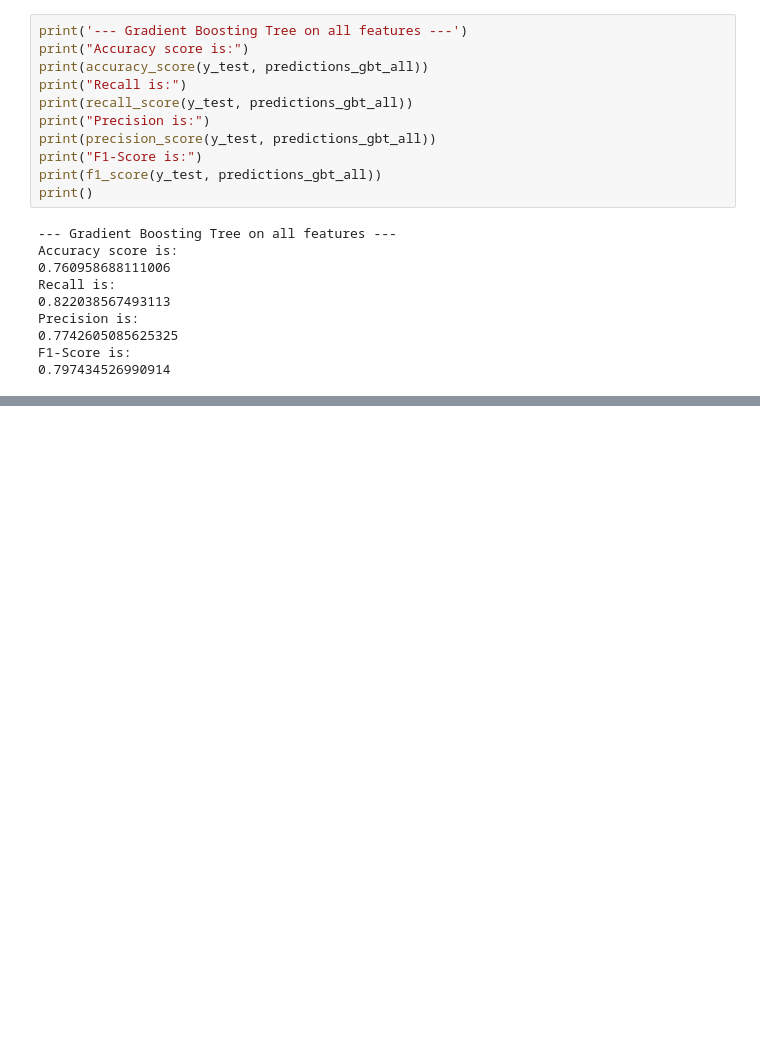
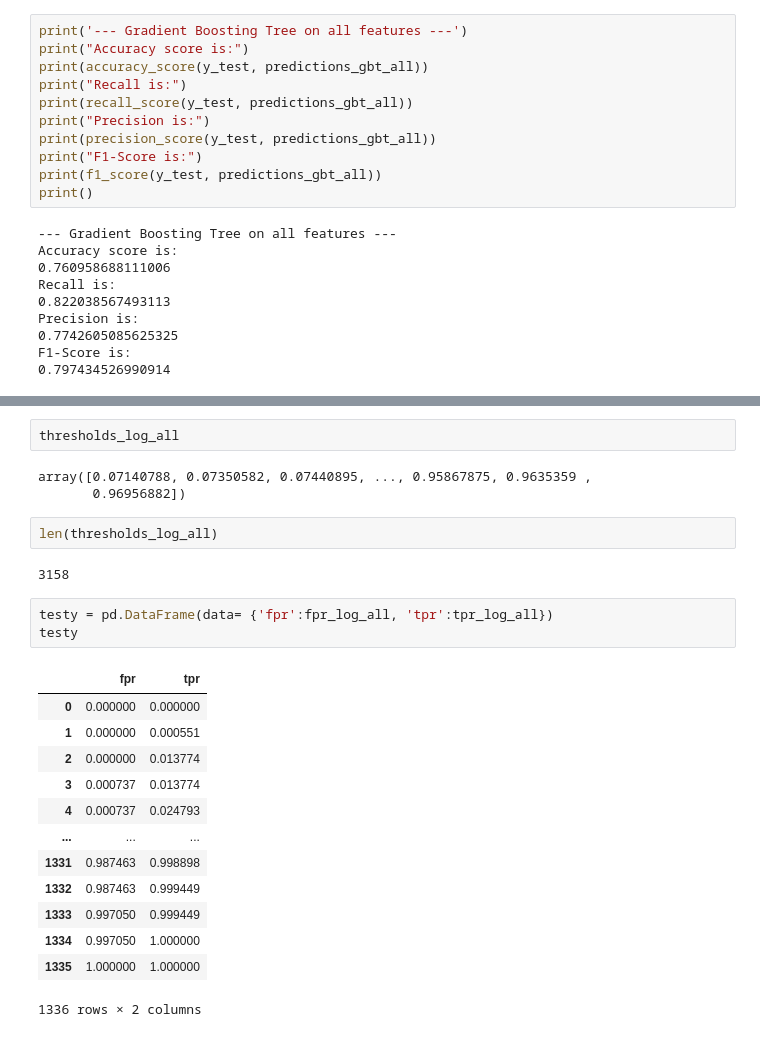
Before and after one commit to Lumi1070/ML-Projektarbeit, a Jupyter notebook: coupon-reco2.ipynb, the cells around one changed output, grey strips where cells are left out. Cells and saved outputs as stored; diff of their text form; blank space fills up the shorter version.

```diff
--- a/coupon-reco2.ipynb
+++ b/coupon-reco2.ipynb
@@ -877,0 +888,26 @@ F1-Score is:
+# %%
+thresholds_log_all
+# %% [output]
+array([0.07140788, 0.07350582, 0.07440895, ..., 0.95867875, 0.9635359 ,
+       0.96956882])
+# %%
+len(thresholds_log_all)
+# %% [output]
+3158
+# %%
+testy = pd.DataFrame(data= {'fpr':fpr_log_all, 'tpr':tpr_log_all})
+testy
+# %% [output]
+|  | fpr | tpr |
+| 0 | 0.000000 | 0.000000 |
+| 1 | 0.000000 | 0.000551 |
+| 2 | 0.000000 | 0.013774 |
+| 3 | 0.000737 | 0.013774 |
+| 4 | 0.000737 | 0.024793 |
+| ... | ... | ... |
+| 1331 | 0.987463 | 0.998898 |
+| 1332 | 0.987463 | 0.999449 |
+| 1333 | 0.997050 | 0.999449 |
+| 1334 | 0.997050 | 1.000000 |
+| 1335 | 1.000000 | 1.000000 |
+1336 rows × 2 columns
```
Also changed, not shown: parts of 2 cells of this notebook.
